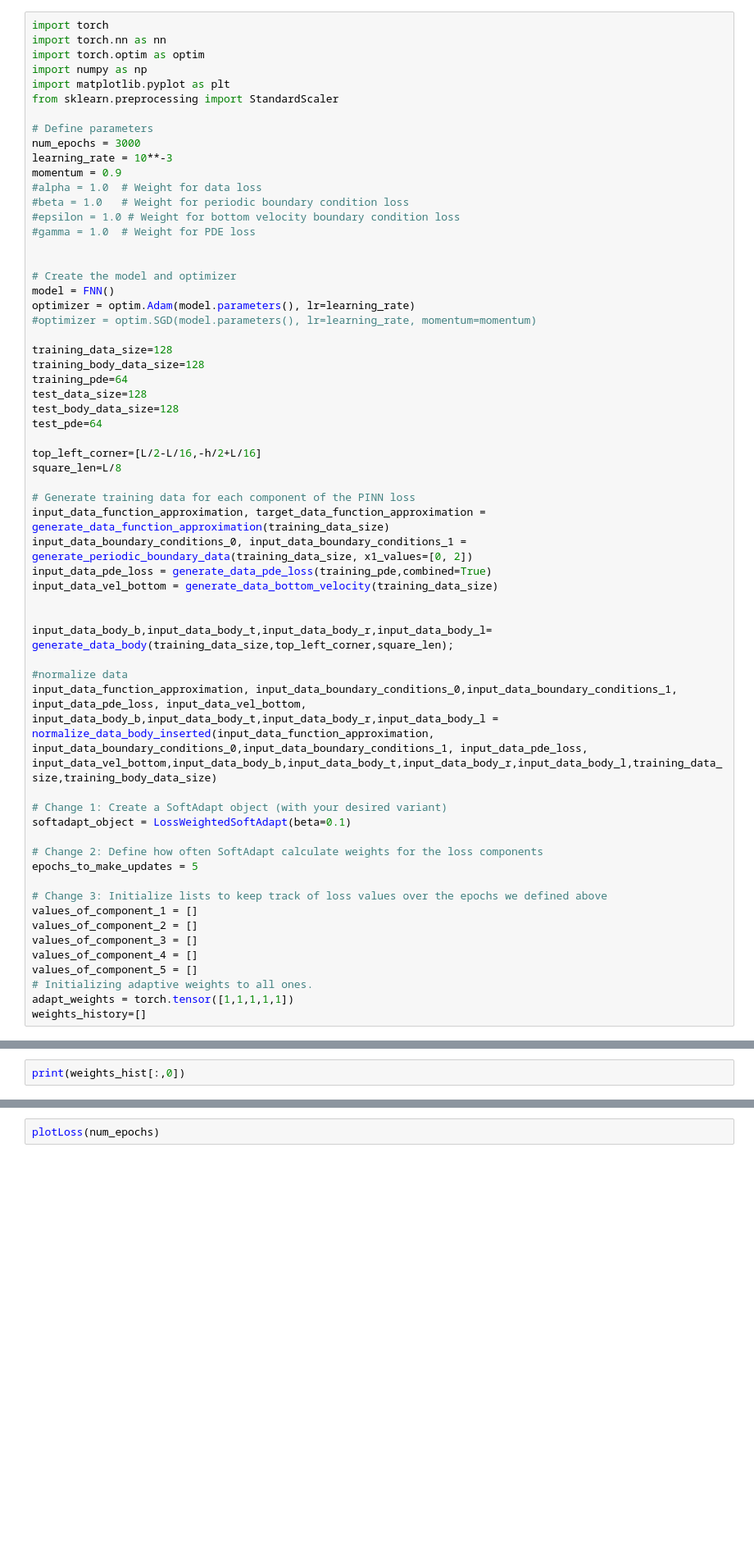
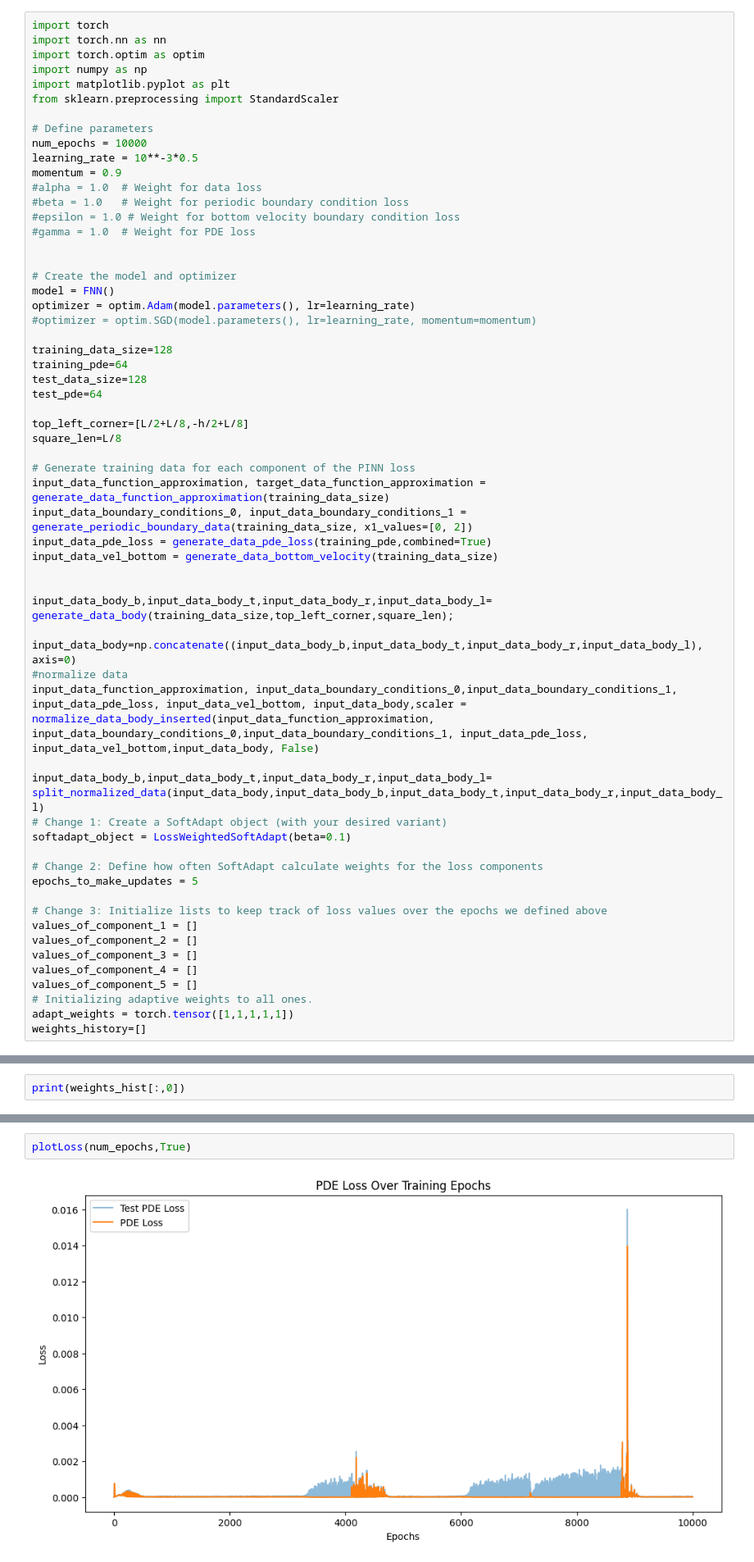
Before and after one commit to LuigiElo/DL-PINNs, a Jupyter notebook: PINN_LaPlace2D_Pytorch.ipynb, the cells around one changed output, grey strips where cells are left out. Shown at 82% size. Saved outputs shown, nothing was run; the diff lists cells and outputs as text; blank space fills up the shorter version.

```diff
--- a/PINN_LaPlace2D_Pytorch.ipynb
+++ b/PINN_LaPlace2D_Pytorch.ipynb
@@ -1419,8 +1436,8 @@ import matplotlib.pyplot as plt
 from sklearn.preprocessing import StandardScaler
 
 # Define parameters
-num_epochs = 3000
-learning_rate = 10**-3
+num_epochs = 10000
+learning_rate = 10**-3*0.5
 momentum = 0.9
 #alpha = 1.0  # Weight for data loss
 #beta = 1.0   # Weight for periodic boundary condition loss
@@ -1434,13 +1451,11 @@ optimizer = optim.Adam(model.parameters(), lr=learning_rate)
 #optimizer = optim.SGD(model.parameters(), lr=learning_rate, momentum=momentum)
 
 training_data_size=128
-training_body_data_size=128
 training_pde=64
 test_data_size=128
-test_body_data_size=128
 test_pde=64
 
-top_left_corner=[L/2-L/16,-h/2+L/16]
+top_left_corner=[L/2+L/8,-h/2+L/8]
 square_len=L/8
 
 # Generate training data for each component of the PINN loss
@@ -1452,9 +1467,11 @@ input_data_vel_bottom = generate_data_bottom_velocity(training_data_size)
 
 input_data_body_b,input_data_body_t,input_data_body_r,input_data_body_l= generate_data_body(training_data_size,top_left_corner,square_len);
 
+input_data_body=np.concatenate((input_data_body_b,input_data_body_t,input_data_body_r,input_data_body_l), axis=0)
 #normalize data
-input_data_function_approximation, input_data_boundary_conditions_0,input_data_boundary_conditions_1, input_data_pde_loss, input_data_vel_bottom, input_data_body_b,input_data_body_t,input_data_body_r,input_data_body_l = normalize_data_body_inserted(input_data_function_approximation, input_data_boundary_conditions_0,input_data_boundary_conditions_1, input_data_pde_loss, input_data_vel_bottom,input_data_body_b,input_data_body_t,input_data_body_r,input_data_body_l,training_data_size,training_body_data_size)
+input_data_function_approximation, input_data_boundary_conditions_0,input_data_boundary_conditions_1, input_data_pde_loss, input_data_vel_bottom, input_data_body,scaler = normalize_data_body_inserted(input_data_function_approximation, input_data_boundary_conditions_0,input_data_boundary_conditions_1, input_data_pde_loss, input_data_vel_bottom,input_data_body, False)
 
+input_data_body_b,input_data_body_t,input_data_body_r,input_data_body_l= split_normalized_data(input_data_body,input_data_body_b,input_data_body_t,input_data_body_r,input_data_body_l)
 # Change 1: Create a SoftAdapt object (with your desired variant)
 softadapt_object = LossWeightedSoftAdapt(beta=0.1)
 
@@ -1650,2 +1686,4 @@ PlotWeightsHistory()
 # %%
-plotLoss(num_epochs)
+plotLoss(num_epochs,True)
+# %% [output]
+[figure, added]
```
Also changed, not shown: parts of 15 cells of this notebook.
